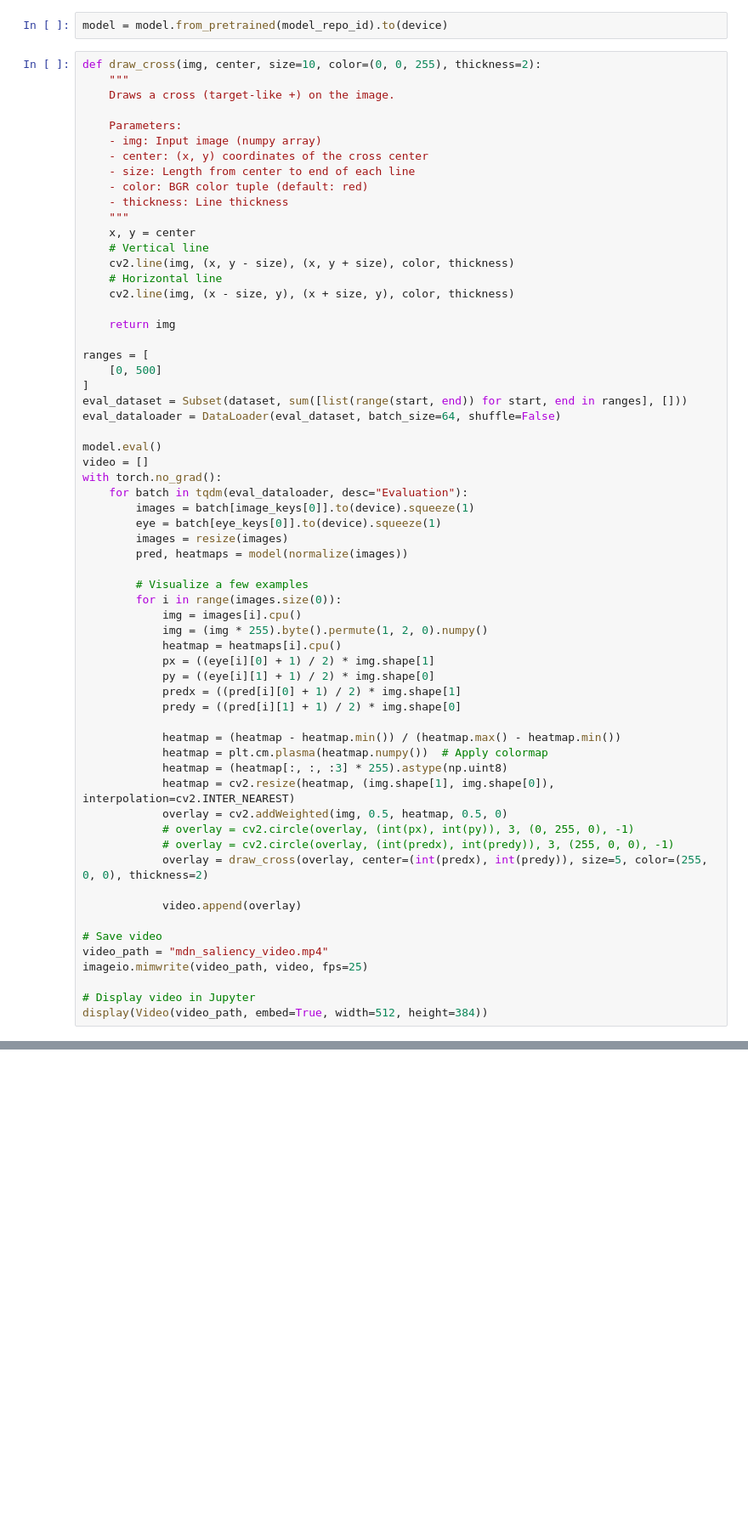
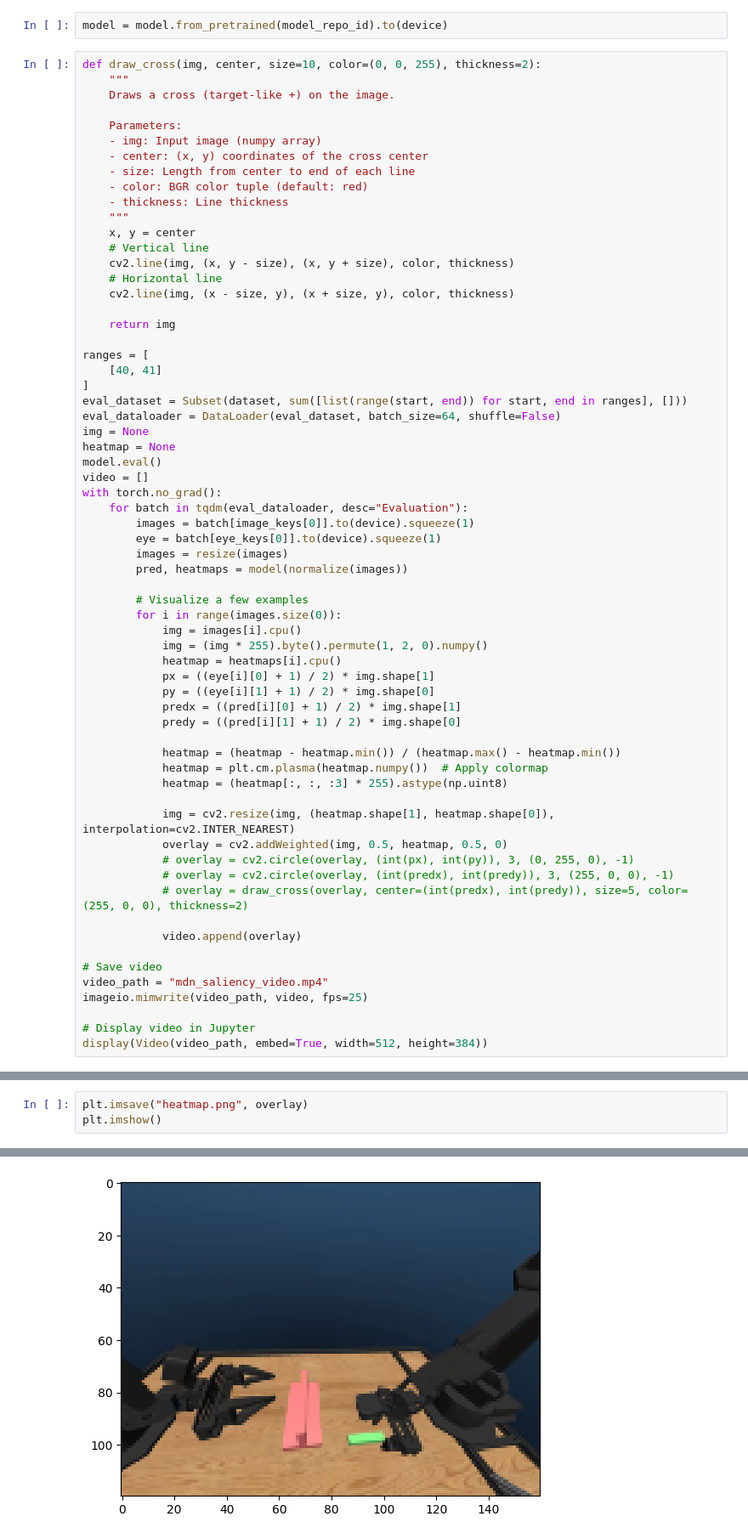
Before and after one commit to ian-chuang/gaze-av-aloha, a Jupyter notebook: gaze_av_aloha/notebooks/viz_gaze_model.ipynb, the cells around one changed output, grey strips where cells are left out. Shown at 85% size. Drawn from its saved outputs; the diff is of its cells as text; blank space fills up the shorter version.

```diff
--- a/gaze_av_aloha/notebooks/viz_gaze_model.ipynb
+++ b/gaze_av_aloha/notebooks/viz_gaze_model.ipynb
@@ -76,11 +76,12 @@ def draw_cross(img, center, size=10, color=(0, 0, 255), thickness=2):
     return img
 
 ranges = [
-    [0, 500]
+    [40, 41]
 ]
 eval_dataset = Subset(dataset, sum([list(range(start, end)) for start, end in ranges], []))
 eval_dataloader = DataLoader(eval_dataset, batch_size=64, shuffle=False)
-
+img = None
+heatmap = None
 model.eval()
 video = []
 with torch.no_grad():
@@ -103,11 +104,12 @@ with torch.no_grad():
             heatmap = (heatmap - heatmap.min()) / (heatmap.max() - heatmap.min())
             heatmap = plt.cm.plasma(heatmap.numpy())  # Apply colormap
             heatmap = (heatmap[:, :, :3] * 255).astype(np.uint8)
-            heatmap = cv2.resize(heatmap, (img.shape[1], img.shape[0]), interpolation=cv2.INTER_NEAREST)
+
+            img = cv2.resize(img, (heatmap.shape[1], heatmap.shape[0]), interpolation=cv2.INTER_NEAREST)
             overlay = cv2.addWeighted(img, 0.5, heatmap, 0.5, 0)
             # overlay = cv2.circle(overlay, (int(px), int(py)), 3, (0, 255, 0), -1)
             # overlay = cv2.circle(overlay, (int(predx), int(predy)), 3, (255, 0, 0), -1)
-            overlay = draw_cross(overlay, center=(int(predx), int(predy)), size=5, color=(255, 0, 0), thickness=2)
+            # overlay = draw_cross(overlay, center=(int(predx), int(predy)), size=5, color=(255, 0, 0), thickness=2)
 
             video.append(overlay)
 
@@ -121 +124,5 @@ display(Video(video_path, embed=True, width=512, height=384))
 [interactive output not drawn]
+# %%
+plt.imsave("heatmap.png", overlay)
+plt.imshow()
+# %% [output]
@@ -121,0 +130 @@ display(Video(video_path, embed=True, width=512, height=384))
+[figure, added]
```
Also changed, not shown: parts of 2 cells of this notebook, 1 other file.
